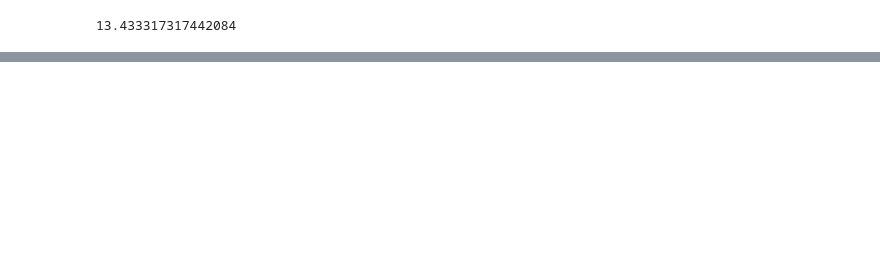
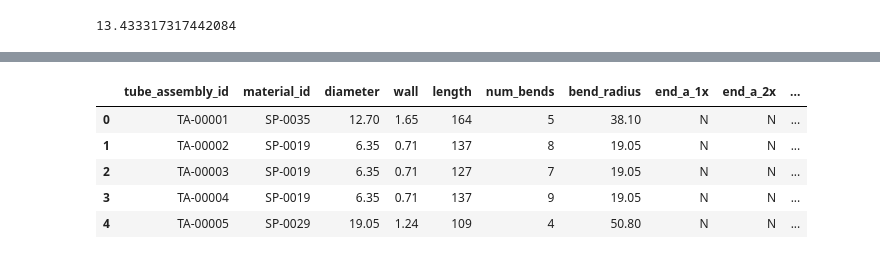
Before and after one commit to cberzan/kaggle-caterpillar, a Jupyter notebook: caterpillar-tube-pricing/explore_data.ipynb, the cells around one changed output, grey strips where cells are left out. Cells and saved outputs as stored; diff of their text form; code cells hidden in the pictures; blank space fills up the shorter version.

```diff
--- a/caterpillar-tube-pricing/explore_data.ipynb
+++ b/caterpillar-tube-pricing/explore_data.ipynb
@@ -37,0 +65,10 @@ train_set['cost'].mean()
+# %%
+tube_df = pd.read_csv('data/competition_data/tube.csv')
+tube_df[:5]
+# %% [output]
+|  | tube_assembly_id | material_id | diameter | wall | length | num_bends | bend_radius | end_a_1x | end_a_2x | ... |
+| 0 | TA-00001 | SP-0035 | 12.70 | 1.65 | 164 | 5 | 38.10 | N | N | ... |
+| 1 | TA-00002 | SP-0019 | 6.35 | 0.71 | 137 | 8 | 19.05 | N | N | ... |
+| 2 | TA-00003 | SP-0019 | 6.35 | 0.71 | 127 | 7 | 19.05 | N | N | ... |
+| 3 | TA-00004 | SP-0019 | 6.35 | 0.71 | 137 | 9 | 19.05 | N | N | ... |
+| 4 | TA-00005 | SP-0029 | 19.05 | 1.24 | 109 | 4 | 50.80 | N | N | ... |
```
Also changed, not shown: parts of 12 cells of this notebook, 6 other files.
